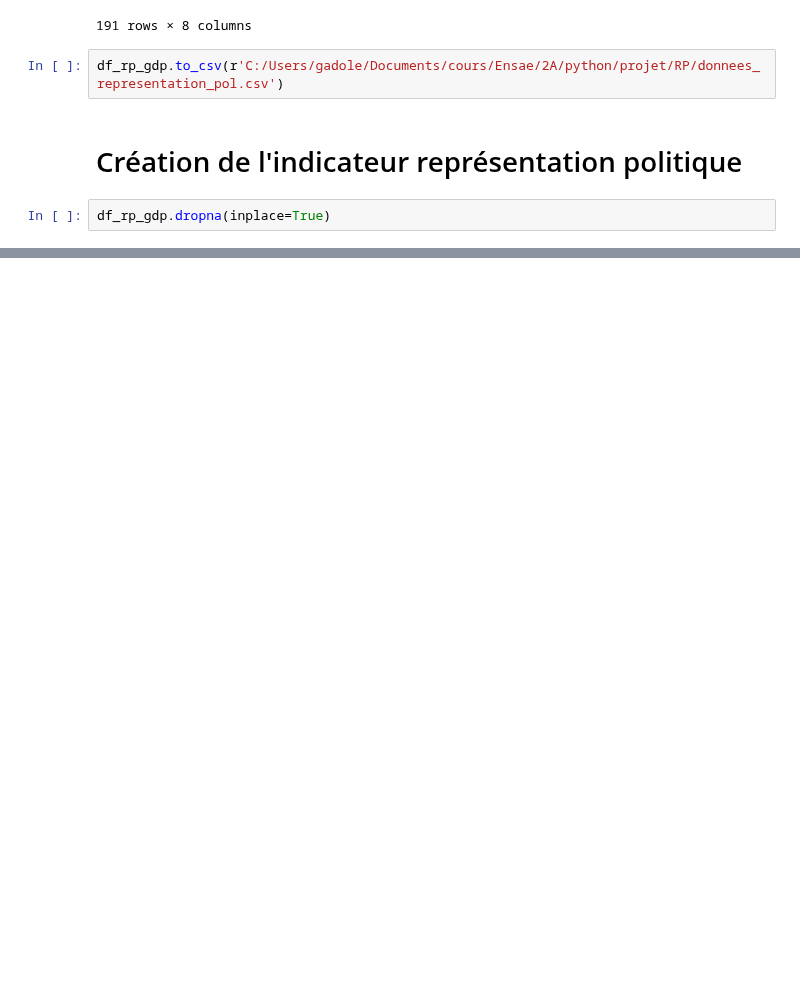
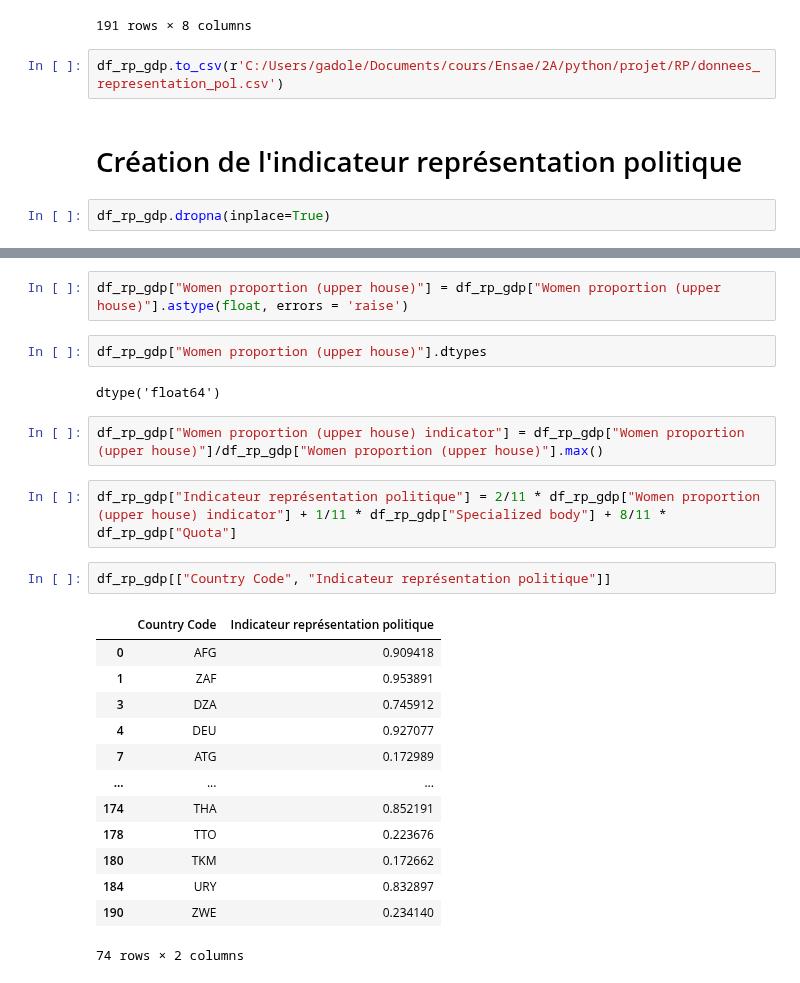
Before and after one commit to cmllbll/Gender-Inequalities-and-Development, a Jupyter notebook: Base_représentation_politique.ipynb, the cells around one changed output, grey strips where cells are left out. Cells and saved outputs as stored; diff of their text form; blank space fills up the shorter version.

```diff
--- a/Base_représentation_politique.ipynb
+++ b/Base_représentation_politique.ipynb
@@ -315,0 +324,26 @@ Warnings:
+# %%
+df_rp_gdp["Women proportion (upper house)"] = df_rp_gdp["Women proportion (upper house)"].astype(float, errors = 'raise')
+# %%
+df_rp_gdp["Women proportion (upper house)"].dtypes
+# %% [output]
+dtype('float64')
+# %%
+df_rp_gdp["Women proportion (upper house) indicator"] = df_rp_gdp["Women proportion (upper house)"]/df_rp_gdp["Women proportion (upper house)"].max()
+# %%
+df_rp_gdp["Indicateur représentation politique"] = 2/11 * df_rp_gdp["Women proportion (upper house) indicator"] + 1/11 * df_rp_gdp["Specialized body"] + 8/11 * df_rp_gdp["Quota"]
+# %%
+df_rp_gdp[["Country Code", "Indicateur représentation politique"]]
+# %% [output]
+|  | Country Code | Indicateur représentation politique |
+| 0 | AFG | 0.909418 |
+| 1 | ZAF | 0.953891 |
+| 3 | DZA | 0.745912 |
+| 4 | DEU | 0.927077 |
+| 7 | ATG | 0.172989 |
+| ... | ... | ... |
+| 174 | THA | 0.852191 |
+| 178 | TTO | 0.223676 |
+| 180 | TKM | 0.172662 |
+| 184 | URY | 0.832897 |
+| 190 | ZWE | 0.234140 |
+74 rows × 2 columns
```
Also changed, not shown: parts of 3 cells of this notebook.
